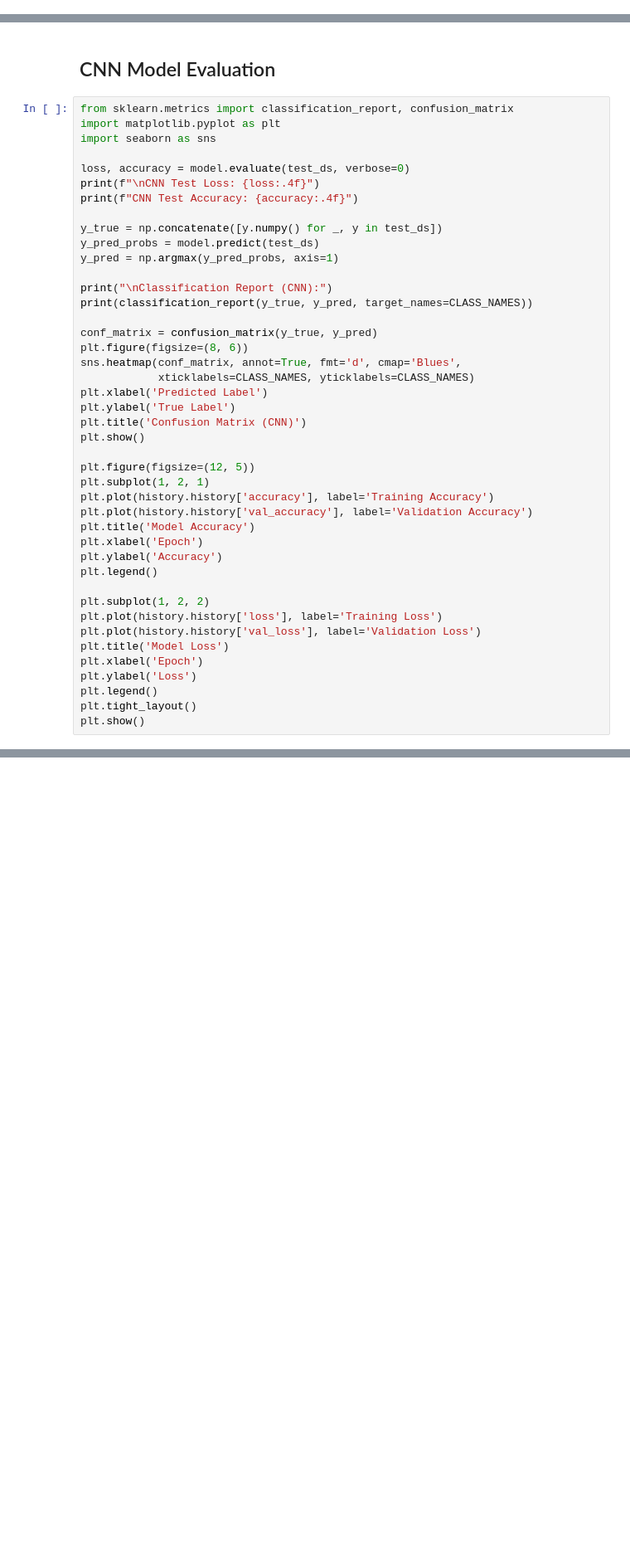
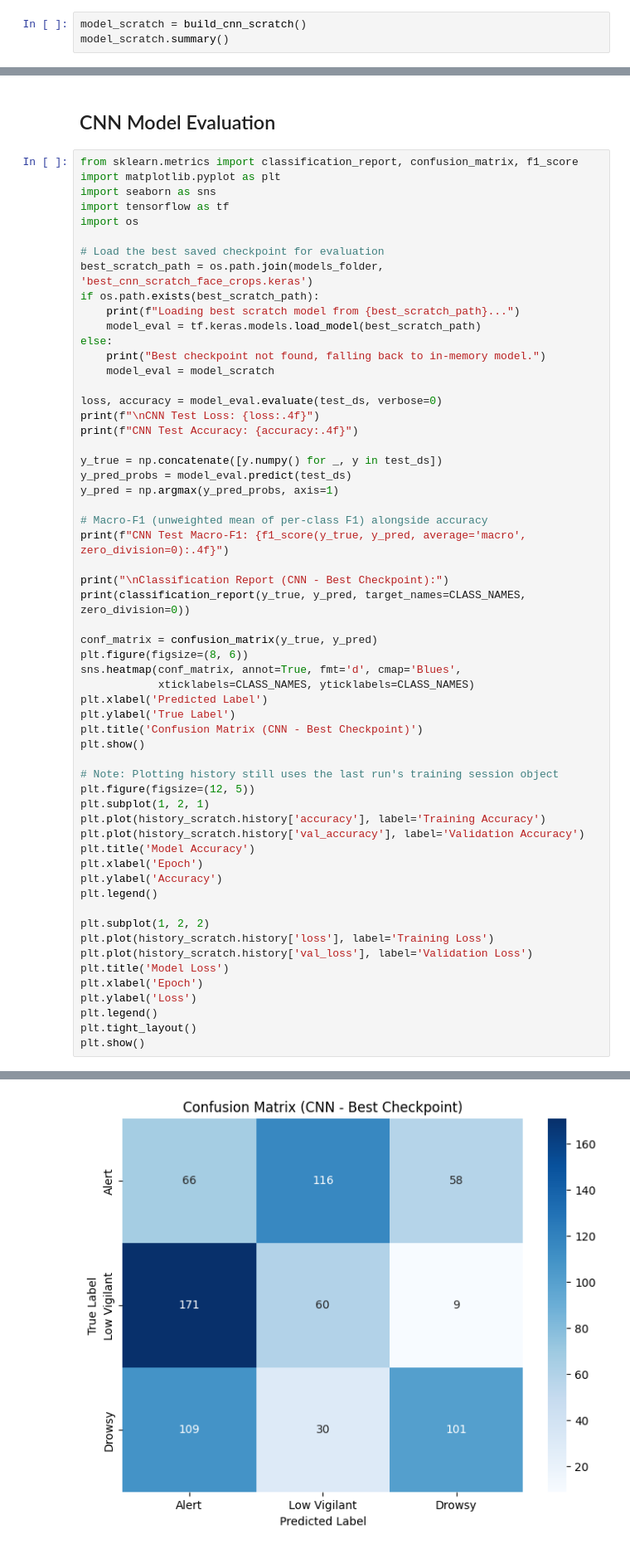
Before and after one commit to alecksandr26/Argus, a Jupyter notebook: notebook/07_cnn_training.ipynb, the cells around one changed output, grey strips where cells are left out. Shown at 83% size. Drawn from its saved outputs; the diff is of its cells as text; blank space fills up the shorter version.

```diff
--- a/notebook/07_cnn_training.ipynb
+++ b/notebook/07_cnn_training.ipynb
@@ -251,0 +327,3 @@ print(f"💾 Model saved: {cnn_model_path}")
+# %%
+model_scratch = build_cnn_scratch()
+model_scratch.summary()
@@ -252,20 +465,34 @@ print(f"💾 Model saved: {cnn_model_path}")
 # %% [markdown]
 ## CNN Model Evaluation
 # %%
-from sklearn.metrics import classification_report, confusion_matrix
+from sklearn.metrics import classification_report, confusion_matrix, f1_score
 import matplotlib.pyplot as plt
 import seaborn as sns
+import tensorflow as tf
+import os
 
-loss, accuracy = model.evaluate(test_ds, verbose=0)
+# Load the best saved checkpoint for evaluation
+best_scratch_path = os.path.join(models_folder, 'best_cnn_scratch_face_crops.keras')
+if os.path.exists(best_scratch_path):
+    print(f"Loading best scratch model from {best_scratch_path}...")
+    model_eval = tf.keras.models.load_model(best_scratch_path)
+else:
+    print("Best checkpoint not found, falling back to in-memory model.")
+    model_eval = model_scratch
+
+loss, accuracy = model_eval.evaluate(test_ds, verbose=0)
 print(f"\nCNN Test Loss: {loss:.4f}")
 print(f"CNN Test Accuracy: {accuracy:.4f}")
 
 y_true = np.concatenate([y.numpy() for _, y in test_ds])
-y_pred_probs = model.predict(test_ds)
+y_pred_probs = model_eval.predict(test_ds)
 y_pred = np.argmax(y_pred_probs, axis=1)
 
-print("\nClassification Report (CNN):")
-print(classification_report(y_true, y_pred, target_names=CLASS_NAMES))
+# Macro-F1 (unweighted mean of per-class F1) alongside accuracy
+print(f"CNN Test Macro-F1: {f1_score(y_true, y_pred, average='macro', zero_division=0):.4f}")
+
+print("\nClassification Report (CNN - Best Checkpoint):")
+print(classification_report(y_true, y_pred, target_names=CLASS_NAMES, zero_division=0))
 
 conf_matrix = confusion_matrix(y_true, y_pred)
 plt.figure(figsize=(8, 6))
@@ -273,24 +500,26 @@ sns.heatmap(conf_matrix, annot=True, fmt='d', cmap='Blues',
             xticklabels=CLASS_NAMES, yticklabels=CLASS_NAMES)
 plt.xlabel('Predicted Label')
 plt.ylabel('True Label')
-plt.title('Confusion Matrix (CNN)')
+plt.title('Confusion Matrix (CNN - Best Checkpoint)')
 plt.show()
 
+# Note: Plotting history still uses the last run's training session object
 plt.figure(figsize=(12, 5))
 plt.subplot(1, 2, 1)
-plt.plot(history.history['accuracy'], label='Training Accuracy')
-plt.plot(history.history['val_accuracy'], label='Validation Accuracy')
+plt.plot(history_scratch.history['accuracy'], label='Training Accuracy')
+plt.plot(history_scratch.history['val_accuracy'], label='Validation Accuracy')
 plt.title('Model Accuracy')
 plt.xlabel('Epoch')
 plt.ylabel('Accuracy')
 plt.legend()
 
 plt.subplot(1, 2, 2)
-plt.plot(history.history['loss'], label='Training Loss')
-plt.plot(history.history['val_loss'], label='Validation Loss')
+plt.plot(history_scratch.history['loss'], label='Training Loss')
+plt.plot(history_scratch.history['val_loss'], label='Validation Loss')
 plt.title('Model Loss')
 plt.xlabel('Epoch')
 plt.ylabel('Loss')
 plt.legend()
 plt.tight_layout()
 plt.show()
+# %% [output]
@@ -296,0 +543 @@ plt.show()
+[figure, added]
```
Also changed, not shown: parts of 15 cells of this notebook, 30 other files.
